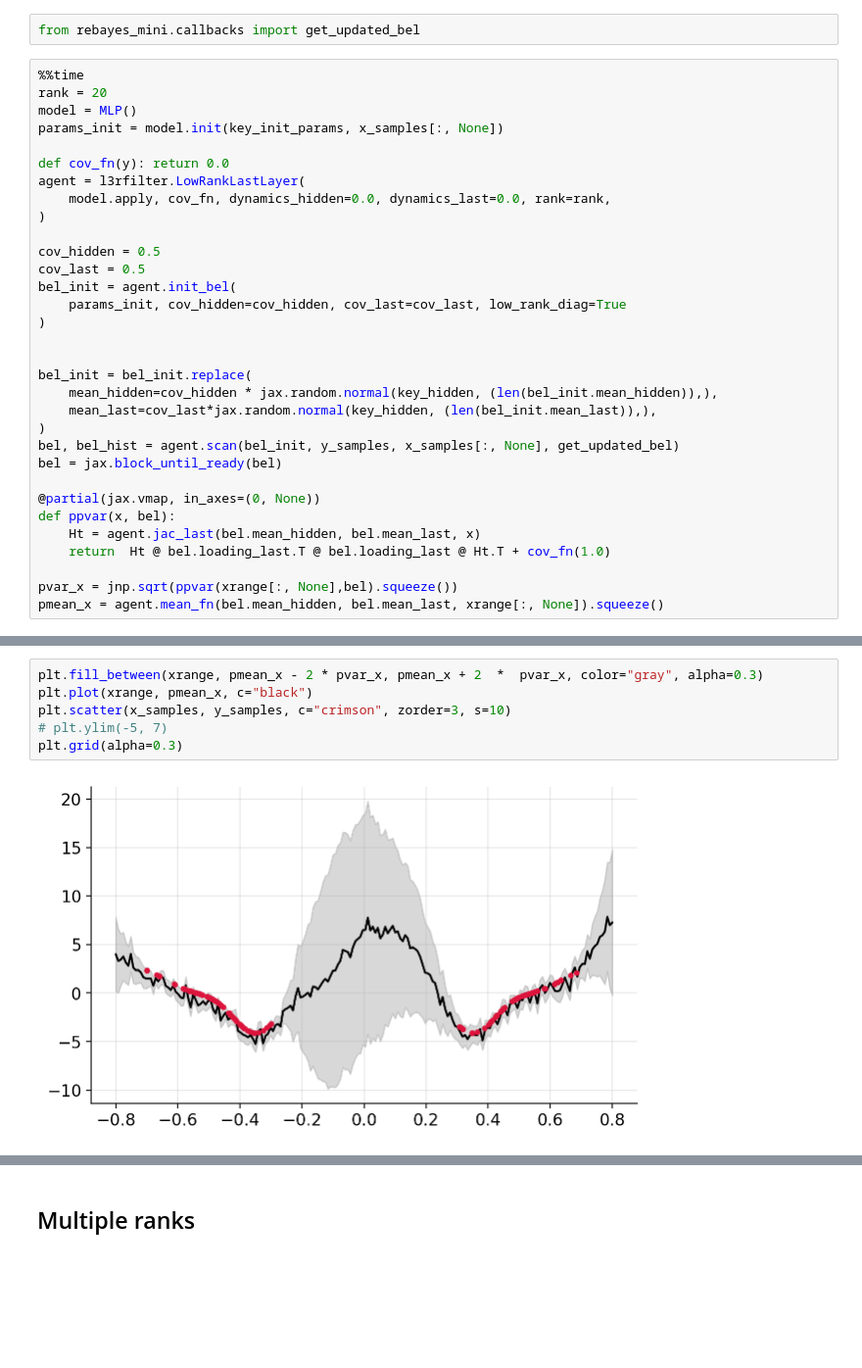
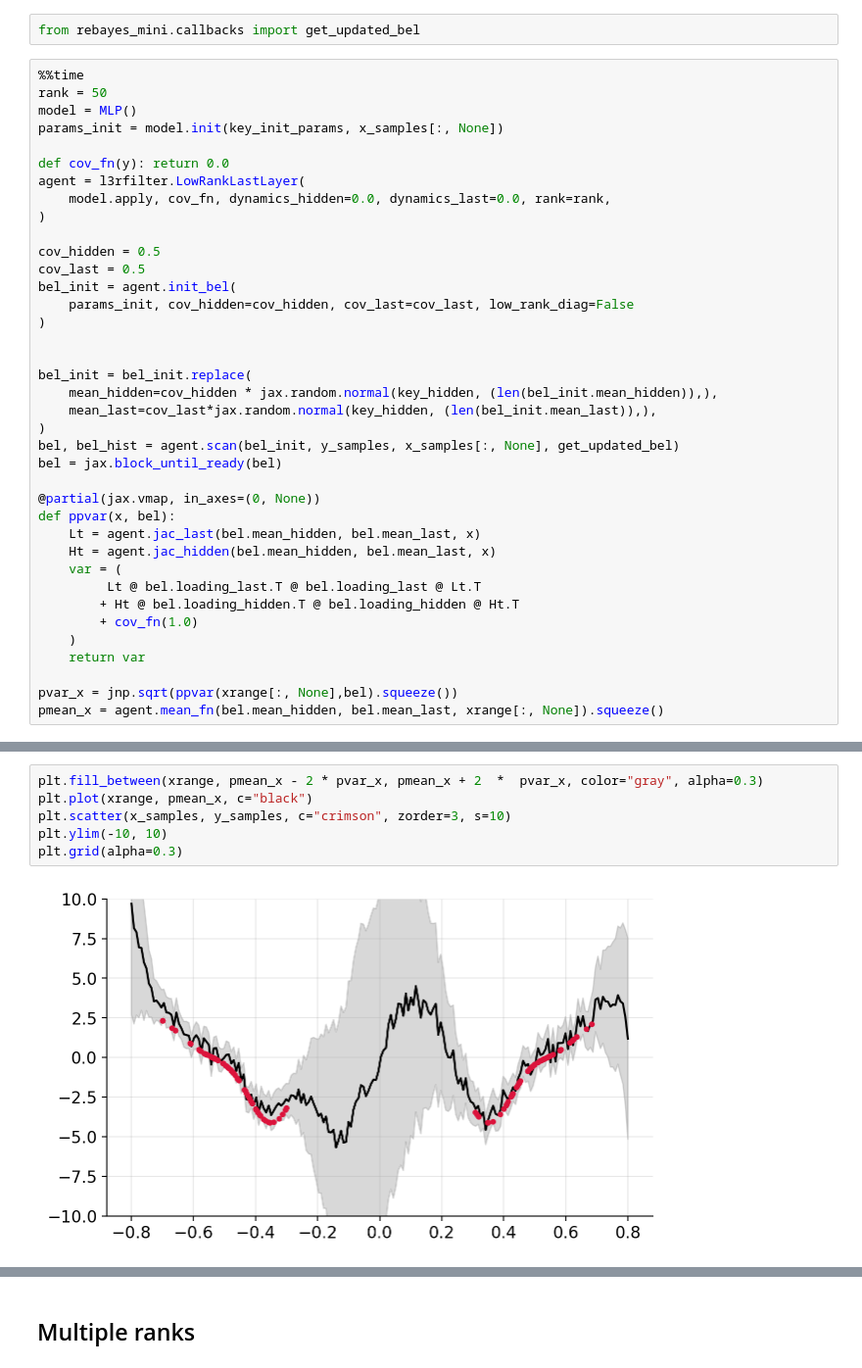
Before and after one commit to gerdm/low-rank-last-layer-inference, a Jupyter notebook: experiments/toy-in-between.ipynb, the cells around one changed output, grey strips where cells are left out. Shown at 98% size. Cells and saved outputs as stored; diff of their text form; blank space fills up the shorter version.

```diff
--- a/experiments/toy-in-between.ipynb
+++ b/experiments/toy-in-between.ipynb
@@ -90,7 +90,7 @@ Array(3.14054, dtype=float32)
 from rebayes_mini.callbacks import get_updated_bel
 # %%
 %%time
-rank = 20
+rank = 50
 model = MLP()
 params_init = model.init(key_init_params, x_samples[:, None])
 
@@ -102,7 +102,7 @@ agent = l3rfilter.LowRankLastLayer(
 cov_hidden = 0.5
 cov_last = 0.5
 bel_init = agent.init_bel(
-    params_init, cov_hidden=cov_hidden, cov_last=cov_last, low_rank_diag=True
+    params_init, cov_hidden=cov_hidden, cov_last=cov_last, low_rank_diag=False
 )
 
 
@@ -115,8 +115,14 @@ bel = jax.block_until_ready(bel)
 
 @partial(jax.vmap, in_axes=(0, None))
 def ppvar(x, bel):
-    Ht = agent.jac_last(bel.mean_hidden, bel.mean_last, x)
-    return  Ht @ bel.loading_last.T @ bel.loading_last @ Ht.T + cov_fn(1.0)
+    Lt = agent.jac_last(bel.mean_hidden, bel.mean_last, x)
+    Ht = agent.jac_hidden(bel.mean_hidden, bel.mean_last, x)
+    var = (
+         Lt @ bel.loading_last.T @ bel.loading_last @ Lt.T
+        + Ht @ bel.loading_hidden.T @ bel.loading_hidden @ Ht.T
+        + cov_fn(1.0)
+    )
+    return var
 
 pvar_x = jnp.sqrt(ppvar(xrange[:, None],bel).squeeze())
 pmean_x = agent.mean_fn(bel.mean_hidden, bel.mean_last, xrange[:, None]).squeeze()
@@ -126,11 +132,11 @@ Wall time: 1.49 s
 # %%
 plt.fill_between(xrange, pmean_x - 2 * pvar_x, pmean_x + 2  *  pvar_x, color="gray", alpha=0.3)
 plt.plot(xrange, pmean_x, c="black")
 plt.scatter(x_samples, y_samples, c="crimson", zorder=3, s=10)
-# plt.ylim(-5, 7)
+plt.ylim(-10, 10)
 plt.grid(alpha=0.3)
 # %% [output]
-[figure, old version]
+[figure, new version]
 # %%
 timesteps = [1, 5, 10, 15, 30, 45, 50, 100, 120]
 fig, axs = plt.subplots(3, 3, sharex=True, sharey=True, figsize=(7.2 * 1.1, 4))
```
Also changed, not shown: parts of 16 cells of this notebook, 8 other files.
